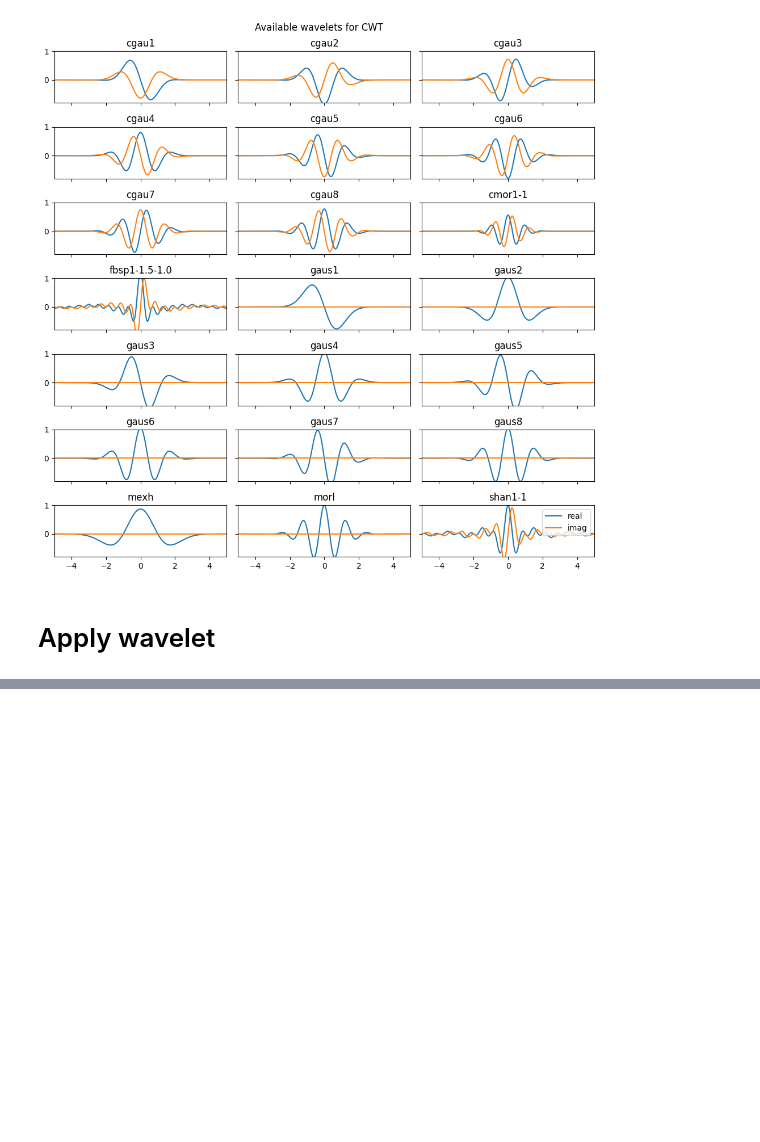
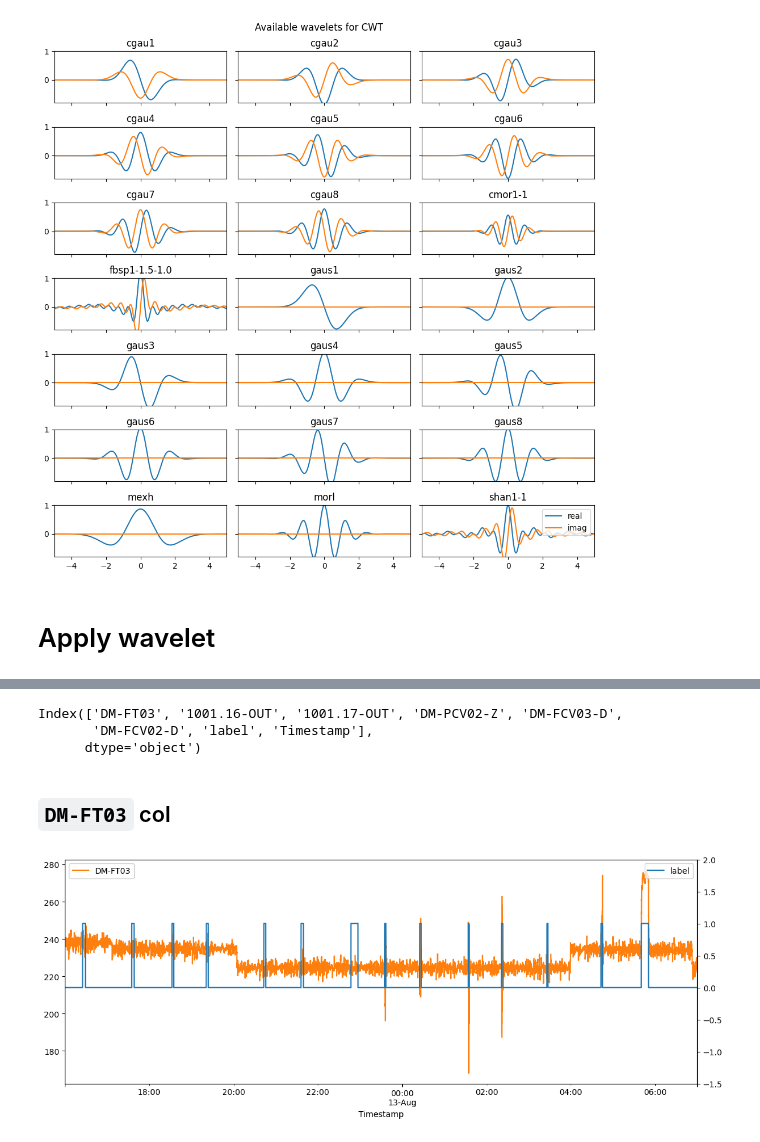
Before and after one commit to Felecort/HAI_Security, a Jupyter notebook: src/4_wavelet_exploration.ipynb, the cells around one changed output, grey strips where cells are left out. Drawn from its saved outputs; the diff is of its cells as text; code cells hidden in the pictures; blank space fills up the shorter version.

```diff
--- a/src/4_wavelet_exploration.ipynb
+++ b/src/4_wavelet_exploration.ipynb
@@ -132,12 +135,3 @@ plt.show()
 [figure]
 # %% [markdown]
 # Apply wavelet
-# %%
-time = dataset['Timestamp']
-signal = dataset[['1001.17-OUT', 'Timestamp', 'label']]
-
-# plot signal
-fig, axs = plt.subplots(2, 1, figsize=(10, 5))
-signal.plot("Timestamp", "1001.17-OUT", ax=axs[0])
-signal.plot("Timestamp", "label", ax=axs[1])
-fig.tight_layout();
@@ -154,0 +156,22 @@ dataset.head()
+# %%
+def plot_column_label(dataset, col):
+    fig, ax1 = plt.subplots(figsize=(14, 5))
+    ax2 = ax1.twinx()
+
+    dataset.plot("Timestamp", col, ax=ax1, color='#ff7f0e')
+    dataset.plot("Timestamp", "label", ax=ax2, color='#1f77b4')
+    ax2.set_ylim((-1.5, 2))
+# %%
+dataset.columns
+# %% [output]
+Index(['DM-FT03', '1001.16-OUT', '1001.17-OUT', 'DM-PCV02-Z', 'DM-FCV03-D',
+       'DM-FCV02-D', 'label', 'Timestamp'],
+      dtype='object')
+# %% [markdown]
+## `DM-FT03` col
+# %%
+col = 'DM-FT03'
+# %%
+plot_column_label(dataset, col);
+# %% [output]
+[figure, added]
```
Also changed, not shown: parts of 43 cells of this notebook.
